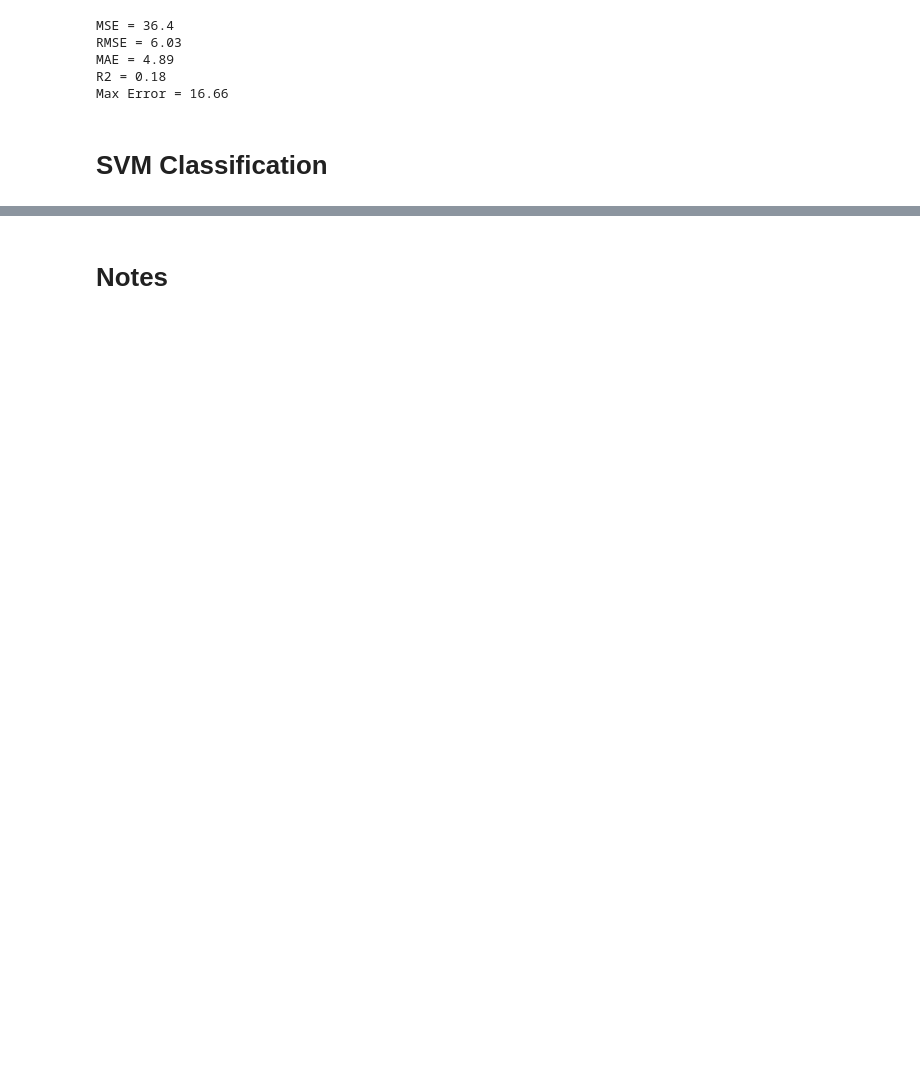
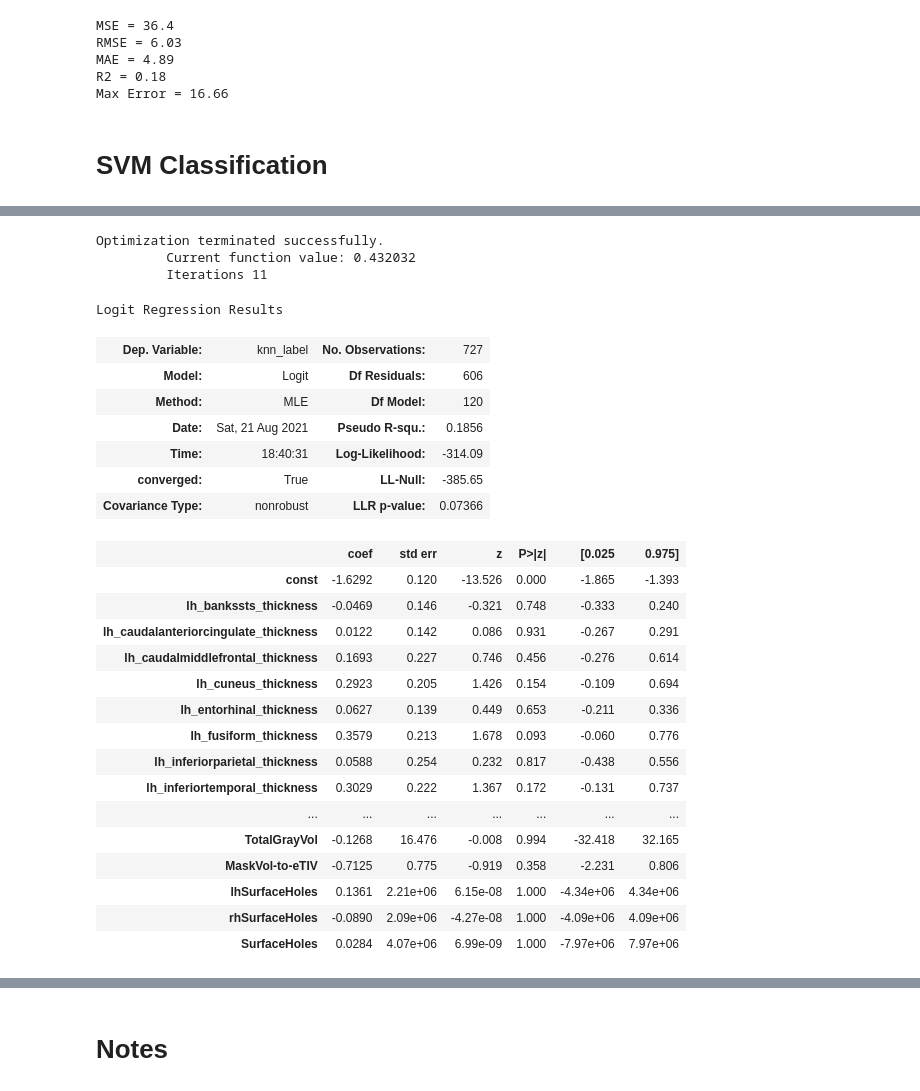
Before and after one commit to lukevano/mri_personality, a Jupyter notebook: notebooks/lv_lewagon_mri.ipynb, the cells around one changed output, grey strips where cells are left out. Cells and saved outputs as stored; diff of their text form; code cells hidden in the pictures; blank space fills up the shorter version.

```diff
--- a/notebooks/lv_lewagon_mri.ipynb
+++ b/notebooks/lv_lewagon_mri.ipynb
@@ -1366,0 +1957,31 @@ cv_results
+# %%
+results_f_knn_1 = sm.Logit(y_f_knn==1, X_f_scaled_int).fit(maxiter=100)
+results_f_knn_1.summary()
+# %% [output]
+Optimization terminated successfully.
+         Current function value: 0.432032
+         Iterations 11
+Logit Regression Results
+| Dep. Variable: | knn_label | No. Observations: | 727 |
+| Model: | Logit | Df Residuals: | 606 |
+| Method: | MLE | Df Model: | 120 |
+| Date: | Sat, 21 Aug 2021 | Pseudo R-squ.: | 0.1856 |
+| Time: | 18:40:31 | Log-Likelihood: | -314.09 |
+| converged: | True | LL-Null: | -385.65 |
+| Covariance Type: | nonrobust | LLR p-value: | 0.07366 |
+|  | coef | std err | z | P>|z| | [0.025 | 0.975] |
+| const | -1.6292 | 0.120 | -13.526 | 0.000 | -1.865 | -1.393 |
+| lh_bankssts_thickness | -0.0469 | 0.146 | -0.321 | 0.748 | -0.333 | 0.240 |
+| lh_caudalanteriorcingulate_thickness | 0.0122 | 0.142 | 0.086 | 0.931 | -0.267 | 0.291 |
+| lh_caudalmiddlefrontal_thickness | 0.1693 | 0.227 | 0.746 | 0.456 | -0.276 | 0.614 |
+| lh_cuneus_thickness | 0.2923 | 0.205 | 1.426 | 0.154 | -0.109 | 0.694 |
+| lh_entorhinal_thickness | 0.0627 | 0.139 | 0.449 | 0.653 | -0.211 | 0.336 |
+| lh_fusiform_thickness | 0.3579 | 0.213 | 1.678 | 0.093 | -0.060 | 0.776 |
+| lh_inferiorparietal_thickness | 0.0588 | 0.254 | 0.232 | 0.817 | -0.438 | 0.556 |
+| lh_inferiortemporal_thickness | 0.3029 | 0.222 | 1.367 | 0.172 | -0.131 | 0.737 |
+| ... | ... | ... | ... | ... | ... | ... |
+| TotalGrayVol | -0.1268 | 16.476 | -0.008 | 0.994 | -32.418 | 32.165 |
+| MaskVol-to-eTIV | -0.7125 | 0.775 | -0.919 | 0.358 | -2.231 | 0.806 |
+| lhSurfaceHoles | 0.1361 | 2.21e+06 | 6.15e-08 | 1.000 | -4.34e+06 | 4.34e+06 |
+| rhSurfaceHoles | -0.0890 | 2.09e+06 | -4.27e-08 | 1.000 | -4.09e+06 | 4.09e+06 |
+| SurfaceHoles | 0.0284 | 4.07e+06 | 6.99e-09 | 1.000 | -7.97e+06 | 7.97e+06 |
```
Also changed, not shown: parts of 88 cells of this notebook.
